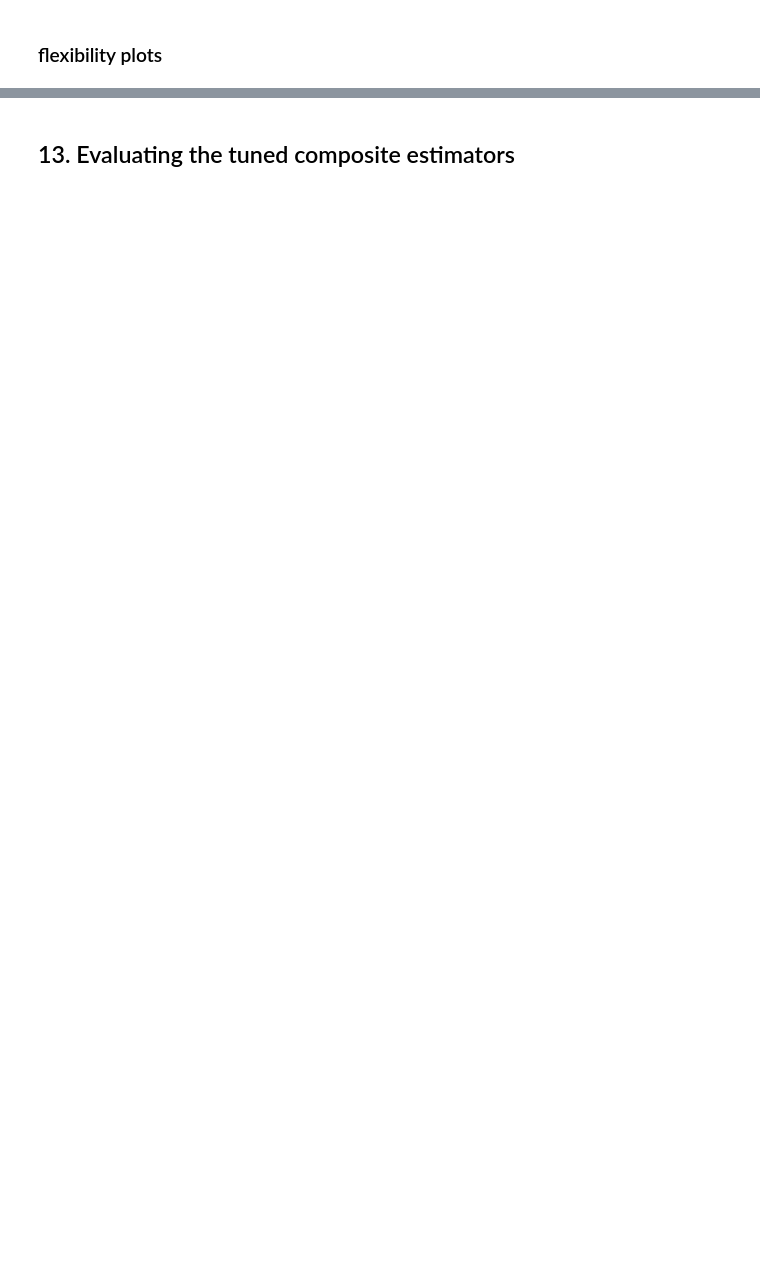
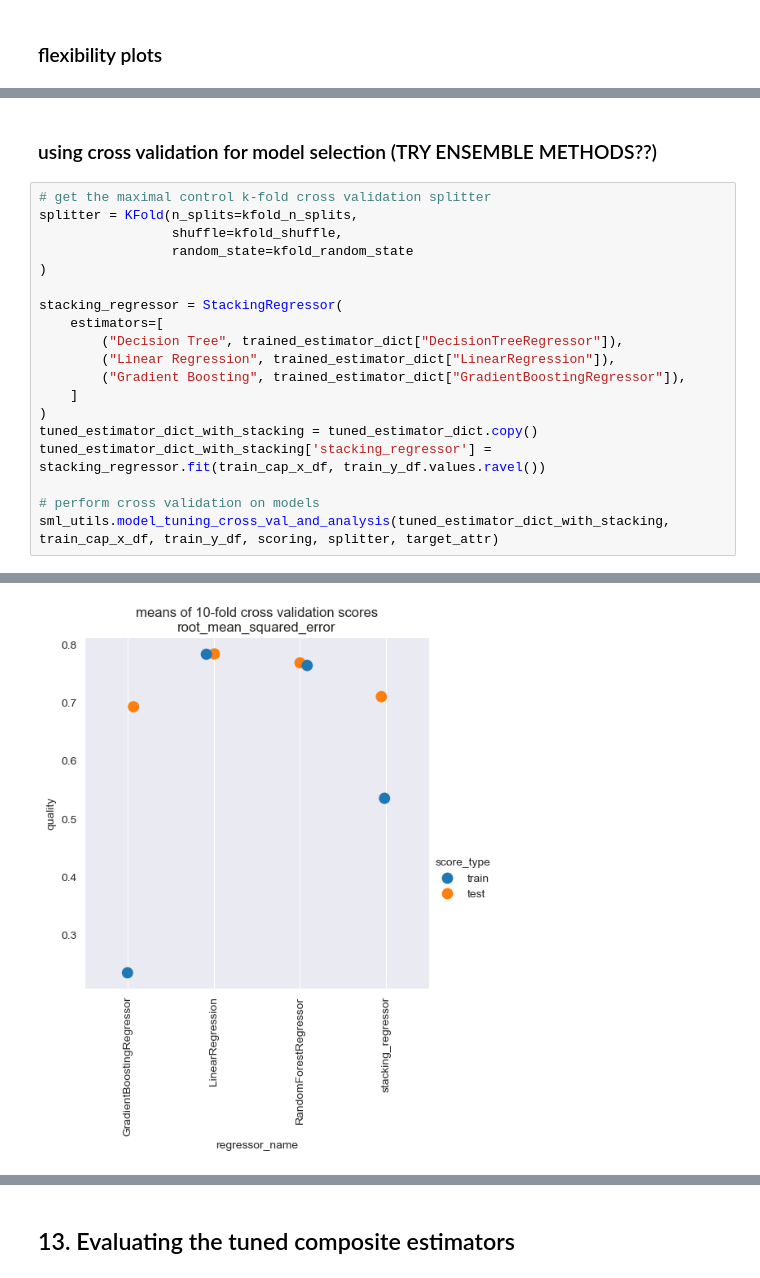
Before and after one commit to charVANder/DS5220-Supervised-ML-Project, a Jupyter notebook: model_ft_x.ipynb, the cells around one changed output, grey strips where cells are left out. Saved outputs shown, nothing was run; the diff lists cells and outputs as text; blank space fills up the shorter version.

```diff
--- a/model_ft_x.ipynb
+++ b/model_ft_x.ipynb
@@ -589,0 +576,22 @@ The estimator with minimum test score from RandomSearchCV is considered the best
+# %% [markdown]
+### using cross validation for model selection (TRY ENSEMBLE METHODS??)
+# %%
+# get the maximal control k-fold cross validation splitter
+splitter = KFold(n_splits=kfold_n_splits,
+                 shuffle=kfold_shuffle,
+                 random_state=kfold_random_state
+)
+
+stacking_regressor = StackingRegressor(
+    estimators=[
+        ("Decision Tree", trained_estimator_dict["DecisionTreeRegressor"]),
+        ("Linear Regression", trained_estimator_dict["LinearRegression"]),
+        ("Gradient Boosting", trained_estimator_dict["GradientBoostingRegressor"]),
+    ]
+)
+tuned_estimator_dict_with_stacking = tuned_estimator_dict.copy()
+tuned_estimator_dict_with_stacking['stacking_regressor'] = stacking_regressor.fit(train_cap_x_df, train_y_df.values.ravel())
+
+# perform cross validation on models
+sml_utils.model_tuning_cross_val_and_analysis(tuned_estimator_dict_with_stacking, train_cap_x_df, train_y_df, scoring, splitter, target_attr)
+# %% [output]
@@ -589,0 +615 @@ The estimator with minimum test score from RandomSearchCV is considered the best
+[figure, added]
```
Also changed, not shown: parts of 25 cells of this notebook.
